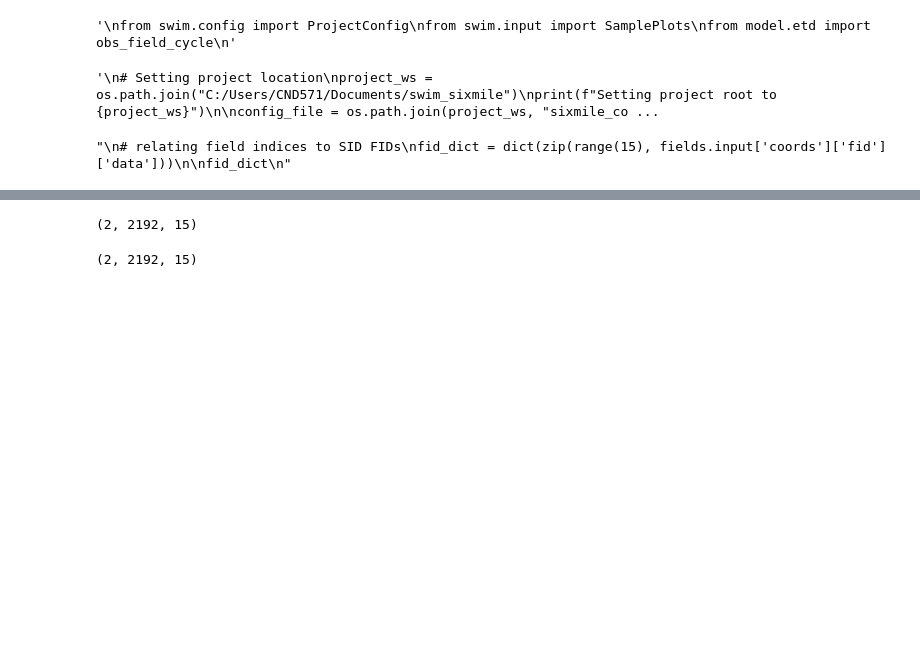
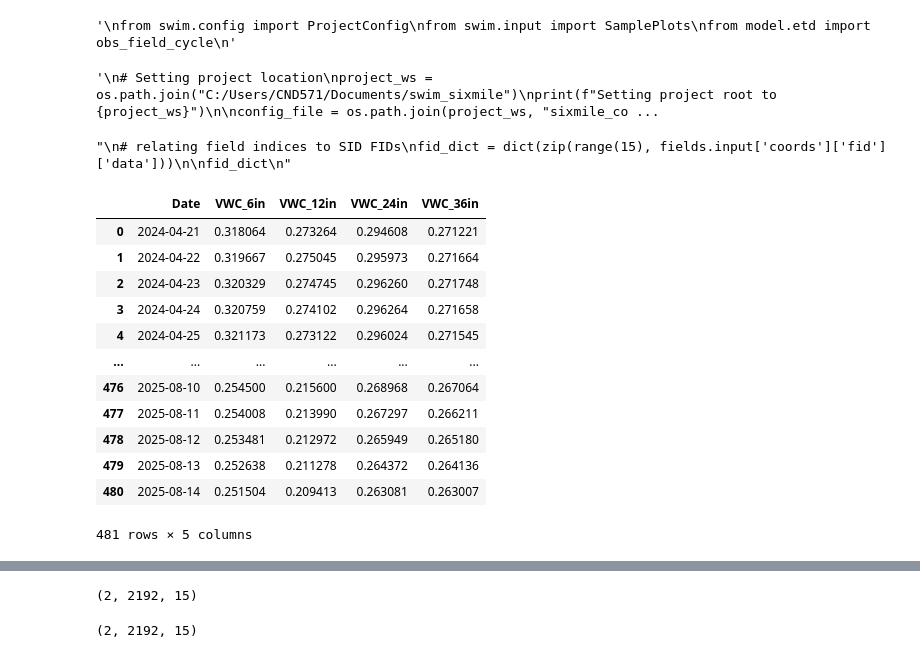
Before and after one commit to MSUEWQ/Hydrus, a Jupyter notebook: PHydrusRootsEdited_26-01-05/2_Code/MSCUA_20260108_gj.ipynb, the cells around one changed output, grey strips where cells are left out. Cells and saved outputs as stored; diff of their text form; code cells hidden in the pictures; blank space fills up the shorter version.

```diff
--- a/PHydrusRootsEdited_26-01-05/2_Code/MSCUA_20260108_gj.ipynb
+++ b/PHydrusRootsEdited_26-01-05/2_Code/MSCUA_20260108_gj.ipynb
@@ -1226,6 +1237,27 @@ fid_dict
 '''
 # %% [output]
 "\n# relating field indices to SID FIDs\nfid_dict = dict(zip(range(15), fields.input['coords']['fid']['data']))\n\nfid_dict\n"
+# %%
+# Format observation nodes to be the same as field data
+field_files = os.listdir(os.path.join(main_level, '1_Input', 'FieldData'))
+for file_name in field_files:
+    field_data = pd.read_csv(os.path.join(main_level, '1_Input', 'FieldData', file_name))
+# %%
+field_data
+# %% [output]
+|  | Date | VWC_6in | VWC_12in | VWC_24in | VWC_36in |
+| 0 | 2024-04-21 | 0.318064 | 0.273264 | 0.294608 | 0.271221 |
+| 1 | 2024-04-22 | 0.319667 | 0.275045 | 0.295973 | 0.271664 |
+| 2 | 2024-04-23 | 0.320329 | 0.274745 | 0.296260 | 0.271748 |
+| 3 | 2024-04-24 | 0.320759 | 0.274102 | 0.296264 | 0.271658 |
+| 4 | 2024-04-25 | 0.321173 | 0.273122 | 0.296024 | 0.271545 |
+| ... | ... | ... | ... | ... | ... |
+| 476 | 2025-08-10 | 0.254500 | 0.215600 | 0.268968 | 0.267064 |
+| 477 | 2025-08-11 | 0.254008 | 0.213990 | 0.267297 | 0.266211 |
+| 478 | 2025-08-12 | 0.253481 | 0.212972 | 0.265949 | 0.265180 |
+| 479 | 2025-08-13 | 0.252638 | 0.211278 | 0.264372 | 0.264136 |
+| 480 | 2025-08-14 | 0.251504 | 0.209413 | 0.263081 | 0.263007 |
+481 rows × 5 columns
 # %%
 def run_hydrus(vgs):
     #read in csvs
```
Also changed, not shown: parts of 3 cells of this notebook, 5 other files.
